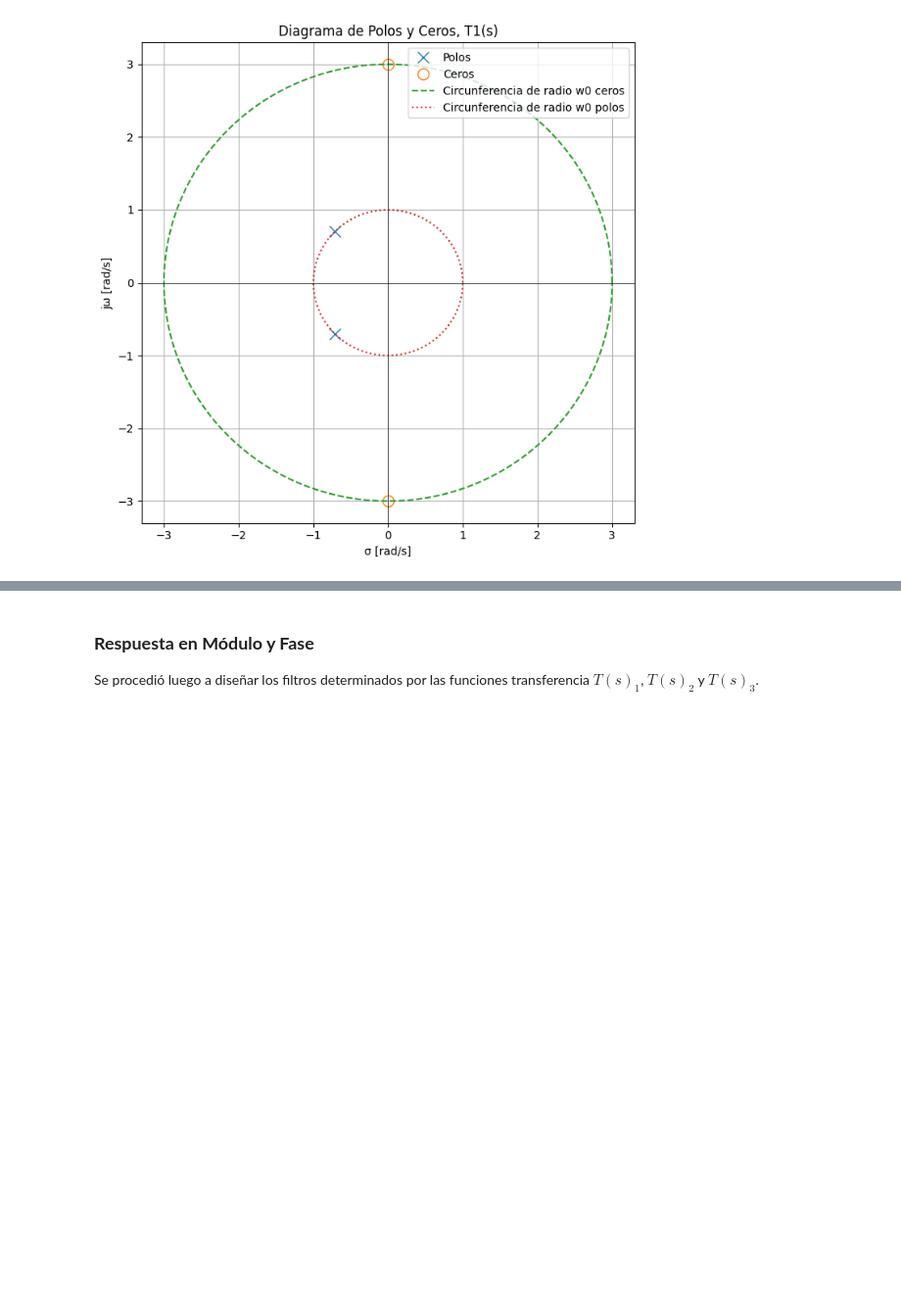
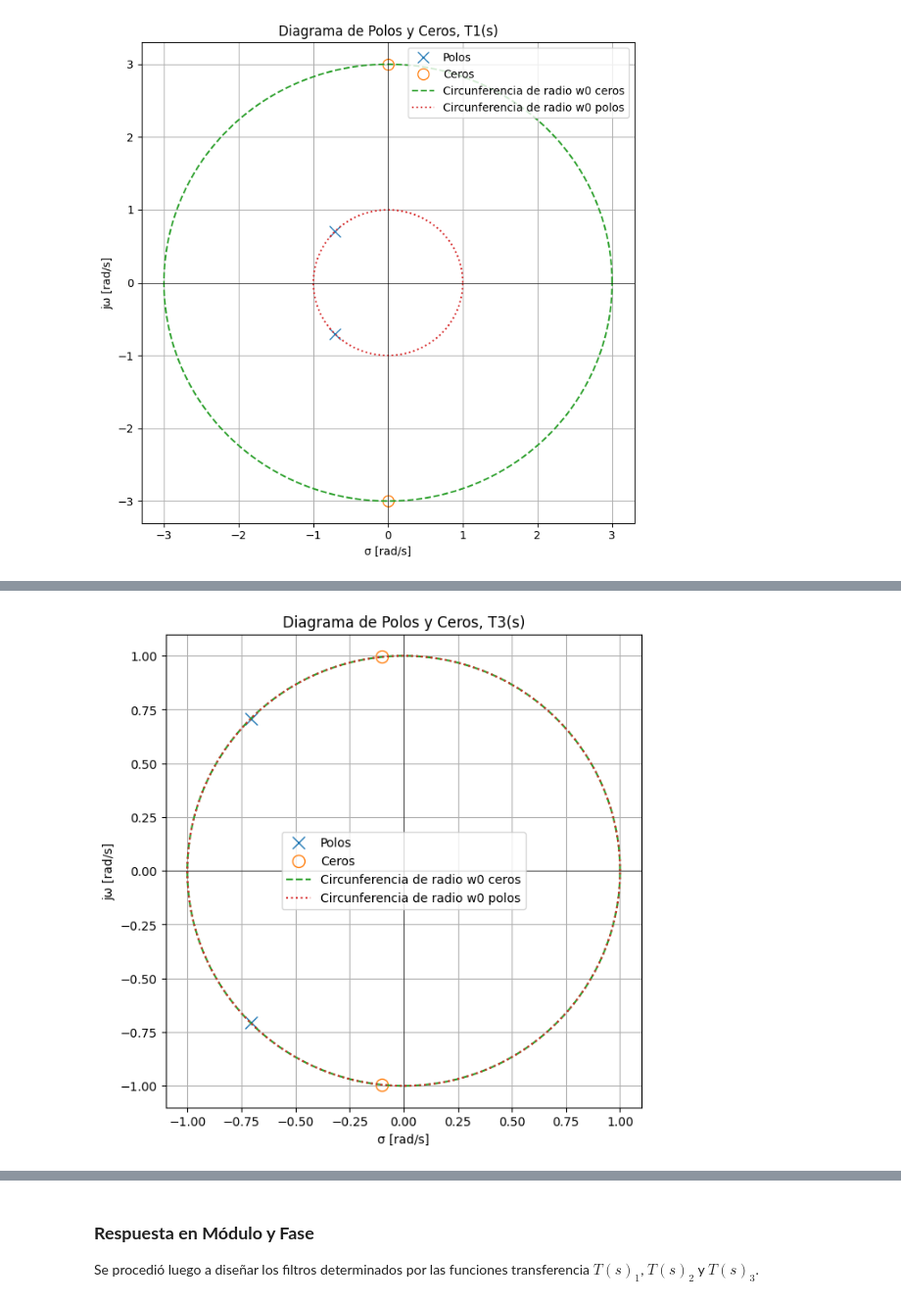
Before and after one commit to mtaranilla/APS_2025, a Jupyter notebook: TS_TARANILLA_SALGADO/TS6_FiltrosRLC/TS6_SALGADO_TARANILLA.ipynb, the cells around one changed output, grey strips where cells are left out. Shown at 98% size. Drawn from its saved outputs; the diff is of its cells as text; code cells hidden in the pictures; blank space fills up the shorter version.

```diff
--- a/TS_TARANILLA_SALGADO/TS6_FiltrosRLC/TS6_SALGADO_TARANILLA.ipynb
+++ b/TS_TARANILLA_SALGADO/TS6_FiltrosRLC/TS6_SALGADO_TARANILLA.ipynb
@@ -204,0 +238,26 @@ En caso de esta función de transferencia se ve que se modifica la ubicación de
+# %%
+sos_c = [[1,1/5,1,1,np.sqrt(2),1]]
+
+z_c, p_c, k_c = sig.sos2zpk(sos_c)
+
+# Parámetros de la circunferencia
+w0_z_c = 1
+w0_p_c = 1
+x0, y0 = 0, 0  # centro
+
+plt.figure(figsize=(7,7))
+plt.plot(np.real(p_c), np.imag(p_c), 'x', markersize=10, label='Polos')
+if len(z_c) > 0:
+    plt.plot(np.real(z_c), np.imag(z_c), 'o', markersize=10, fillstyle='none', label='Ceros')
+plt.plot(w0_z_c * np.cos(theta), w0_z_c * np.sin(theta), label='Circunferencia de radio w0 ceros', linestyle='--')
+plt.plot(w0_p_c * np.cos(theta), w0_p_c * np.sin(theta), label='Circunferencia de radio w0 polos', linestyle=':')
+plt.axhline(0, color='k', lw=0.5)
+plt.axvline(0, color='k', lw=0.5)
+plt.title('Diagrama de Polos y Ceros, T3(s)')
+plt.xlabel('σ [rad/s]')
+plt.ylabel('jω [rad/s]')
+plt.legend()
+plt.grid(True)
+plt.show()
+# %% [output]
+[figure, added]
```
Also changed, not shown: parts of 11 cells of this notebook.
